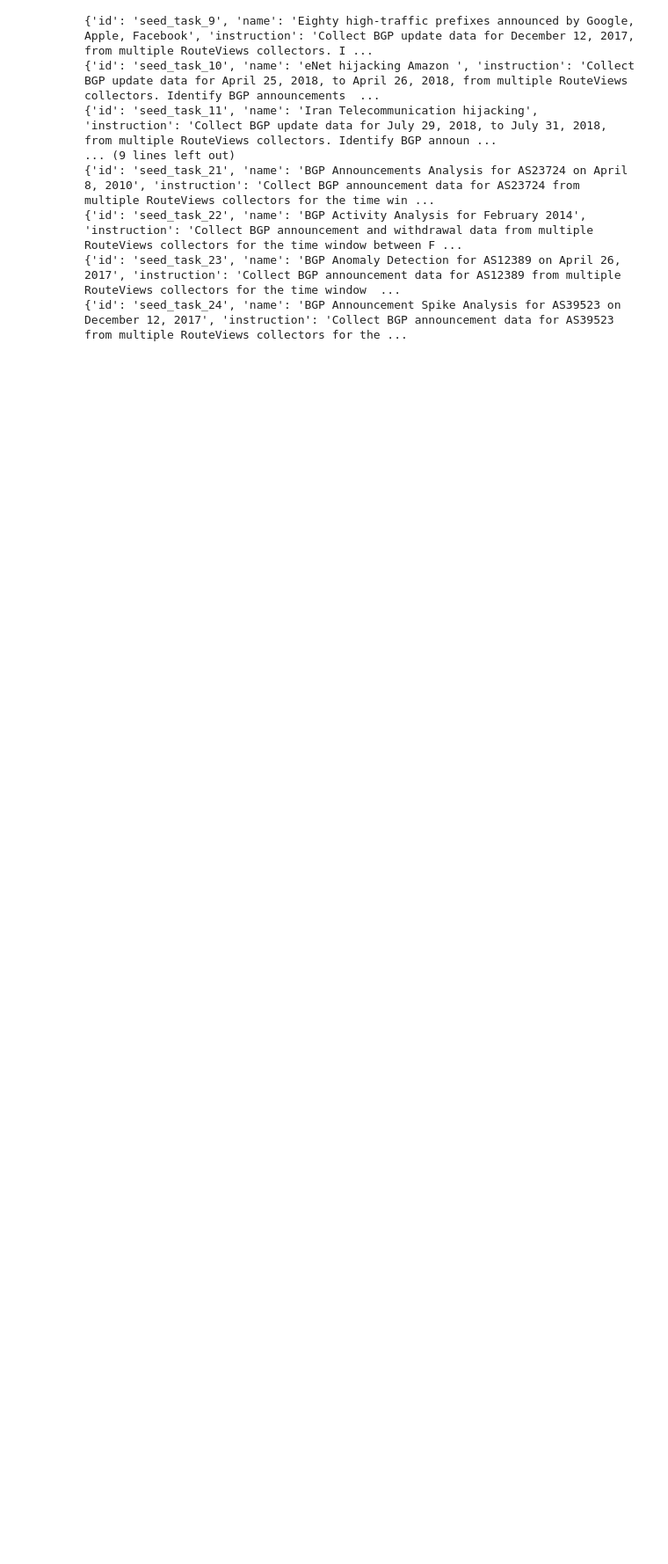
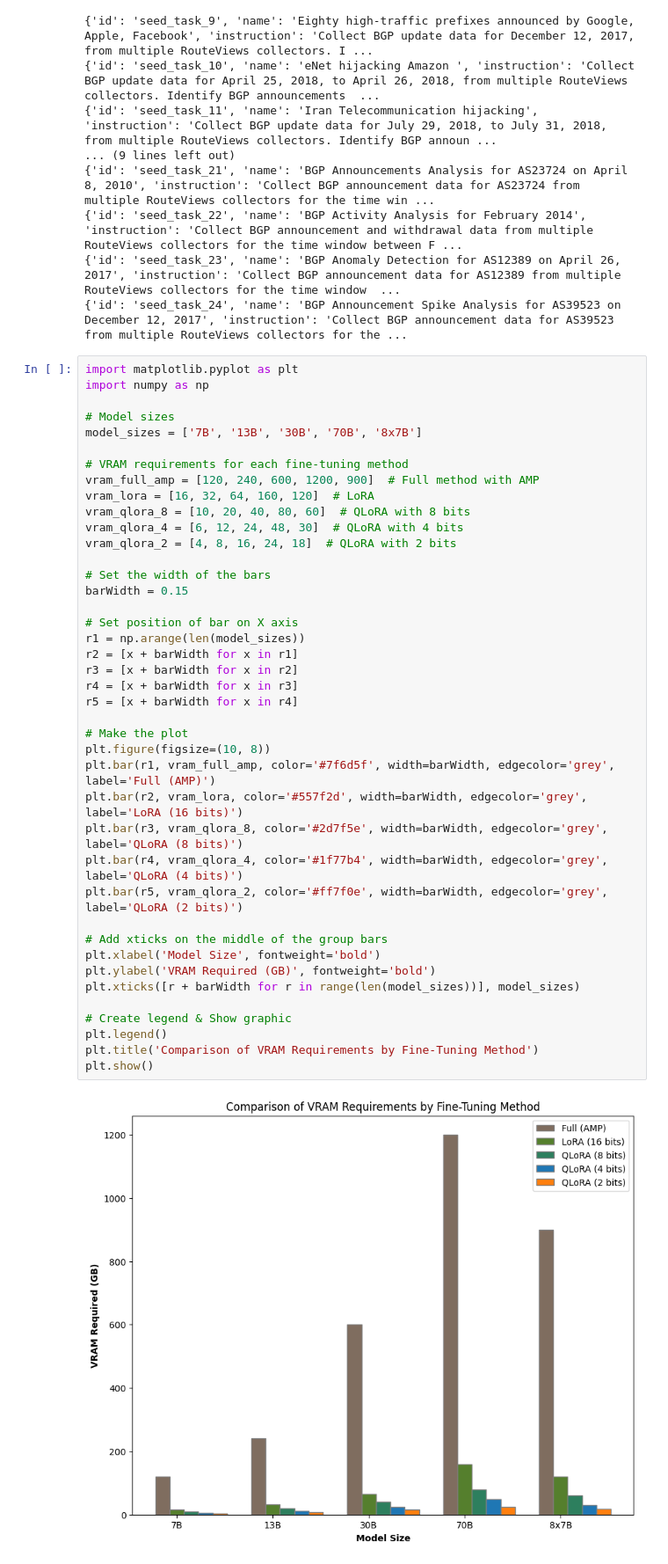
Before and after one commit to hyonbokan/LLM-research, a Jupyter notebook: reference/util_scripts.ipynb, the cells around one changed output. Shown at 88% size. Saved outputs shown, nothing was run; the diff lists cells and outputs as text; blank space fills up the shorter version.

```diff
--- a/Llama2/debugging.ipynb
+++ b/reference/util_scripts.ipynb
@@ -103,3 +103,46 @@ check_json_format()
 {'id': 'seed_task_22', 'name': 'BGP Activity Analysis for February 2014', 'instruction': 'Collect BGP announcement and withdrawal data from multiple RouteViews collectors for the time window between F ...
 {'id': 'seed_task_23', 'name': 'BGP Anomaly Detection for AS12389 on April 26, 2017', 'instruction': 'Collect BGP announcement data for AS12389 from multiple RouteViews collectors for the time window  ...
 {'id': 'seed_task_24', 'name': 'BGP Announcement Spike Analysis for AS39523 on December 12, 2017', 'instruction': 'Collect BGP announcement data for AS39523 from multiple RouteViews collectors for the ...
+# %%
+import matplotlib.pyplot as plt
+import numpy as np
+
+# Model sizes
+model_sizes = ['7B', '13B', '30B', '70B', '8x7B']
+
+# VRAM requirements for each fine-tuning method
+vram_full_amp = [120, 240, 600, 1200, 900]  # Full method with AMP
+vram_lora = [16, 32, 64, 160, 120]  # LoRA
+vram_qlora_8 = [10, 20, 40, 80, 60]  # QLoRA with 8 bits
+vram_qlora_4 = [6, 12, 24, 48, 30]  # QLoRA with 4 bits
+vram_qlora_2 = [4, 8, 16, 24, 18]  # QLoRA with 2 bits
+
+# Set the width of the bars
+barWidth = 0.15
+
+# Set position of bar on X axis
+r1 = np.arange(len(model_sizes))
+r2 = [x + barWidth for x in r1]
+r3 = [x + barWidth for x in r2]
+r4 = [x + barWidth for x in r3]
+r5 = [x + barWidth for x in r4]
+
+# Make the plot
+plt.figure(figsize=(10, 8))
+plt.bar(r1, vram_full_amp, color='#7f6d5f', width=barWidth, edgecolor='grey', label='Full (AMP)')
+plt.bar(r2, vram_lora, color='#557f2d', width=barWidth, edgecolor='grey', label='LoRA (16 bits)')
+plt.bar(r3, vram_qlora_8, color='#2d7f5e', width=barWidth, edgecolor='grey', label='QLoRA (8 bits)')
+plt.bar(r4, vram_qlora_4, color='#1f77b4', width=barWidth, edgecolor='grey', label='QLoRA (4 bits)')
+plt.bar(r5, vram_qlora_2, color='#ff7f0e', width=barWidth, edgecolor='grey', label='QLoRA (2 bits)')
+
+# Add xticks on the middle of the group bars
+plt.xlabel('Model Size', fontweight='bold')
+plt.ylabel('VRAM Required (GB)', fontweight='bold')
+plt.xticks([r + barWidth for r in range(len(model_sizes))], model_sizes)
+
+# Create legend & Show graphic
+plt.legend()
+plt.title('Comparison of VRAM Requirements by Fine-Tuning Method')
+plt.show()
+# %% [output]
+[figure, added]
```
Also changed, not shown: parts of 1 cell of this notebook, 4 other files.
